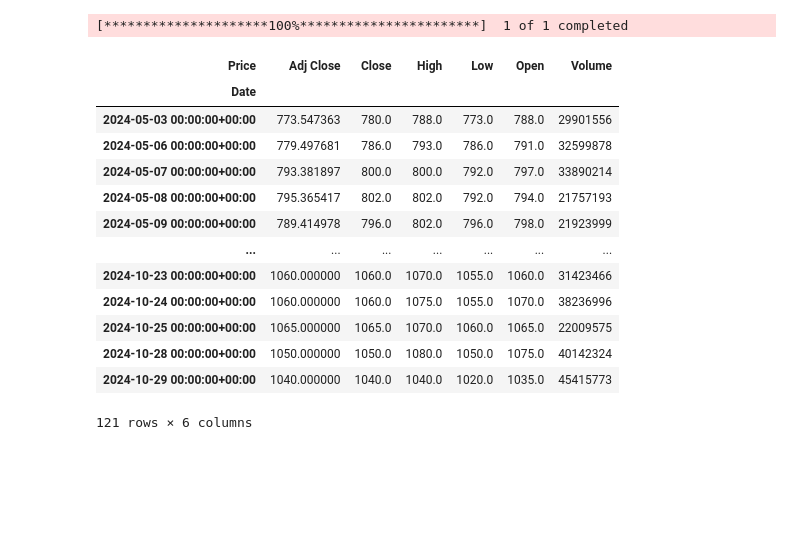
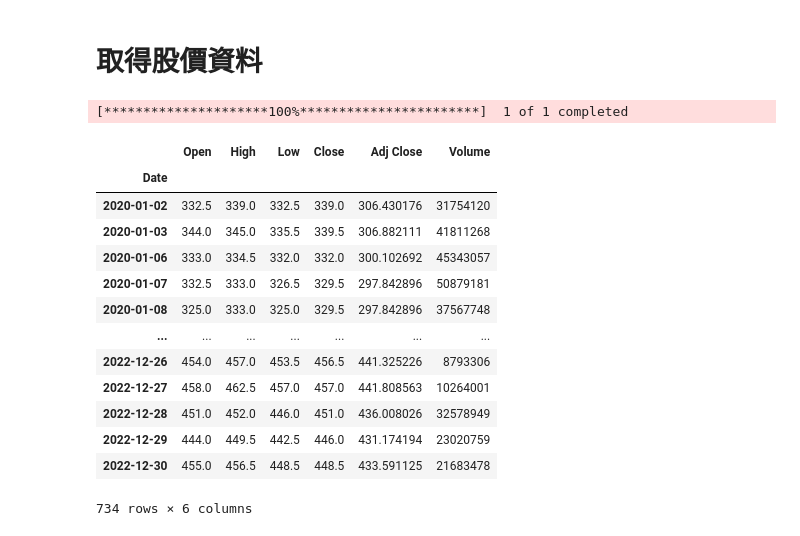
Before and after one commit to tina287/fianceHomework, a Jupyter notebook: 金融大數據HW_ANN.ipynb, the cells around one changed output. Cells and saved outputs as stored; diff of their text form; code cells hidden in the pictures; blank space fills up the shorter version.

```diff
--- a/金融大數據HW_ANN.ipynb
+++ b/金融大數據HW_ANN.ipynb
@@ -1,3 +1,5 @@
 # %% [markdown]
 <a href="https://colab.research.google.com/github/tina287/fianceHomework/blob/main/%E9%87%91%E8%9E%8D%E5%A4%A7%E6%95%B8%E6%93%9AHW_ANN.ipynb" target="_parent"><img src="https://colab.research.google.com/assets/colab-badge.svg" alt="Open In Colab"/></a>
+# %% [markdown]
+# 取得股價資料
 # %%
@@ -6,46 +10,37 @@ import datetime as dt
 # %%
-stock_id = '2330.tw'
-# stock_id = '2357.tw'
-# stock_id = '2317.tw'
-# stock_id = 'AAPL'
-# stock_id = 'NVDA'
-
-'''今天往前算幾天'''
-# 資料結束時間
-end = dt.date.today()
-# 抓取半年資料（現在-過去180天）
-start = end - dt.timedelta(days=180)
+# 取得股票資訊，輸入股票代號
+stock_id = "2330.tw"
+# stock_id = "2357.tw"
+# stock_id = "2317.tw"
+# stock_id = "AAPL"
+# stock_id = "NVDA"
 
 '''抓取特定時間'''
-# start = dt.datetime(2020, 1, 1)  # 指定的開始日期
-# end = dt.datetime(2024, 10, 10)    # 指定的結束日期
+start = dt.datetime(2020, 1, 1)  # 指定的開始日期
+end = dt.datetime(2023, 1, 1)    # 指定的結束日期
 
 
 # 參數1: 股票代號, 參數2: 開始時間, 參數3: 結束時間
 stock_data = yf.download(stock_id, start=start, end=end).reset_index()
 
-# 將日期欄位轉為datetime格式
-stock_data["Date"] = pd.to_datetime(stock_data["Date"])
-# 將日期欄位設為索引
-stock_data.set_index("Date", inplace=True)
-
-# 刪除 Ticker 欄位並取代
-stock_data.columns = stock_data.columns.droplevel('Ticker')
+# 將日期欄位設為資料表索引
+stock_data.set_index('Date', inplace=True)
+stock_data.index = pd.to_datetime(stock_data.index)
 
 stock_data
 # %% [output]
 [*********************100%***********************]  1 of 1 completed
-| Price | Adj Close | Close | High | Low | Open | Volume |
+|  | Open | High | Low | Close | Adj Close | Volume |
 | Date |  |  |  |  |  |  |
-| 2024-05-03 00:00:00+00:00 | 773.547363 | 780.0 | 788.0 | 773.0 | 788.0 | 29901556 |
-| 2024-05-06 00:00:00+00:00 | 779.497681 | 786.0 | 793.0 | 786.0 | 791.0 | 32599878 |
-| 2024-05-07 00:00:00+00:00 | 793.381897 | 800.0 | 800.0 | 792.0 | 797.0 | 33890214 |
-| 2024-05-08 00:00:00+00:00 | 795.365417 | 802.0 | 802.0 | 792.0 | 794.0 | 21757193 |
-| 2024-05-09 00:00:00+00:00 | 789.414978 | 796.0 | 802.0 | 796.0 | 798.0 | 21923999 |
+| 2020-01-02 | 332.5 | 339.0 | 332.5 | 339.0 | 306.430176 | 31754120 |
+| 2020-01-03 | 344.0 | 345.0 | 335.5 | 339.5 | 306.882111 | 41811268 |
+| 2020-01-06 | 333.0 | 334.5 | 332.0 | 332.0 | 300.102692 | 45343057 |
+| 2020-01-07 | 332.5 | 333.0 | 326.5 | 329.5 | 297.842896 | 50879181 |
+| 2020-01-08 | 325.0 | 333.0 | 325.0 | 329.5 | 297.842896 | 37567748 |
 | ... | ... | ... | ... | ... | ... | ... |
-| 2024-10-23 00:00:00+00:00 | 1060.000000 | 1060.0 | 1070.0 | 1055.0 | 1060.0 | 31423466 |
-| 2024-10-24 00:00:00+00:00 | 1060.000000 | 1060.0 | 1075.0 | 1055.0 | 1070.0 | 38236996 |
-| 2024-10-25 00:00:00+00:00 | 1065.000000 | 1065.0 | 1070.0 | 1060.0 | 1065.0 | 22009575 |
-| 2024-10-28 00:00:00+00:00 | 1050.000000 | 1050.0 | 1080.0 | 1050.0 | 1075.0 | 40142324 |
-| 2024-10-29 00:00:00+00:00 | 1040.000000 | 1040.0 | 1040.0 | 1020.0 | 1035.0 | 45415773 |
+| 2022-12-26 | 454.0 | 457.0 | 453.5 | 456.5 | 441.325226 | 8793306 |
+| 2022-12-27 | 458.0 | 462.5 | 457.0 | 457.0 | 441.808563 | 10264001 |
+| 2022-12-28 | 451.0 | 452.0 | 446.0 | 451.0 | 436.008026 | 32578949 |
+| 2022-12-29 | 444.0 | 449.5 | 442.5 | 446.0 | 431.174194 | 23020759 |
+| 2022-12-30 | 455.0 | 456.5 | 448.5 | 448.5 | 433.591125 | 21683478 |
-121 rows × 6 columns
+734 rows × 6 columns
```
Also changed, not shown: parts of 17 cells of this notebook.
